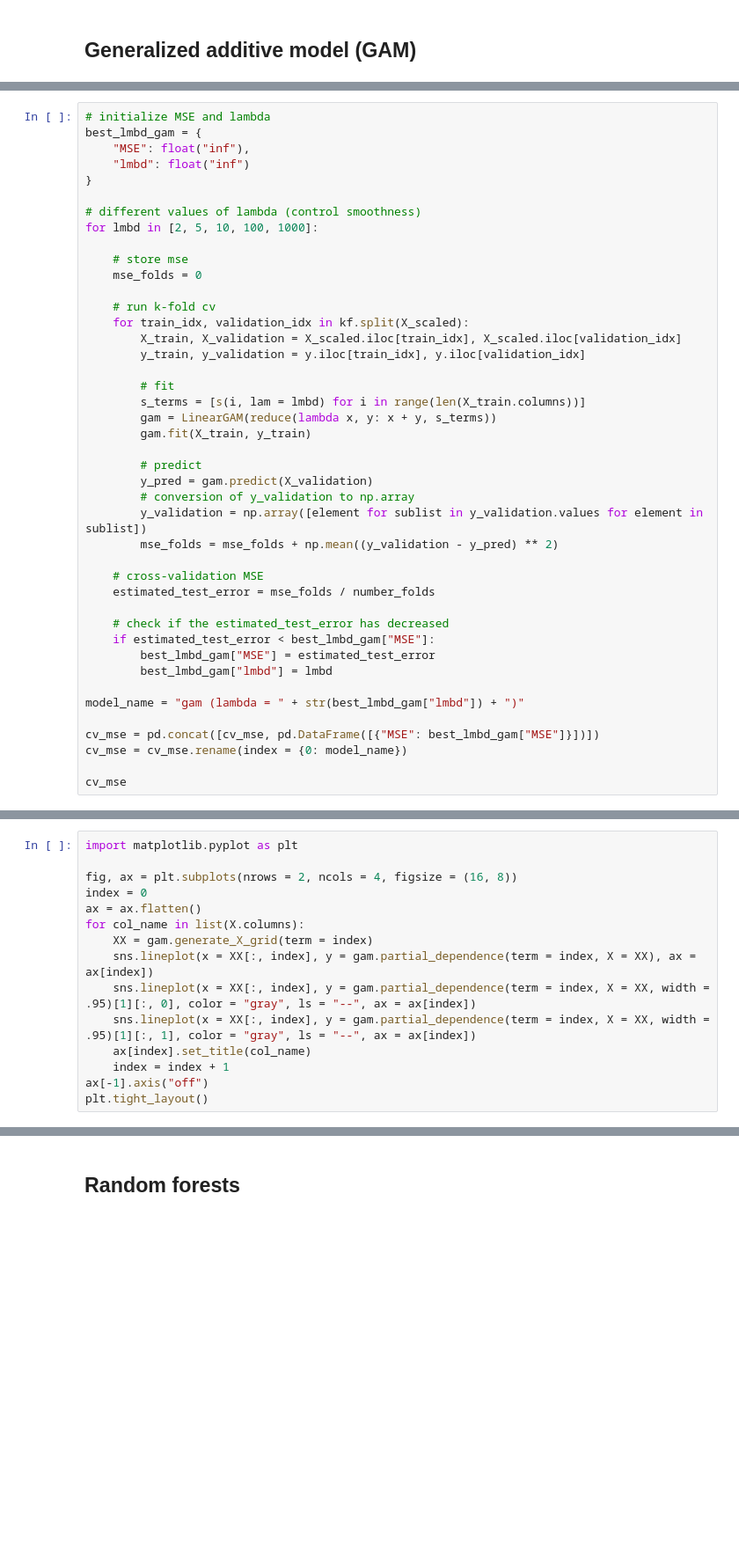
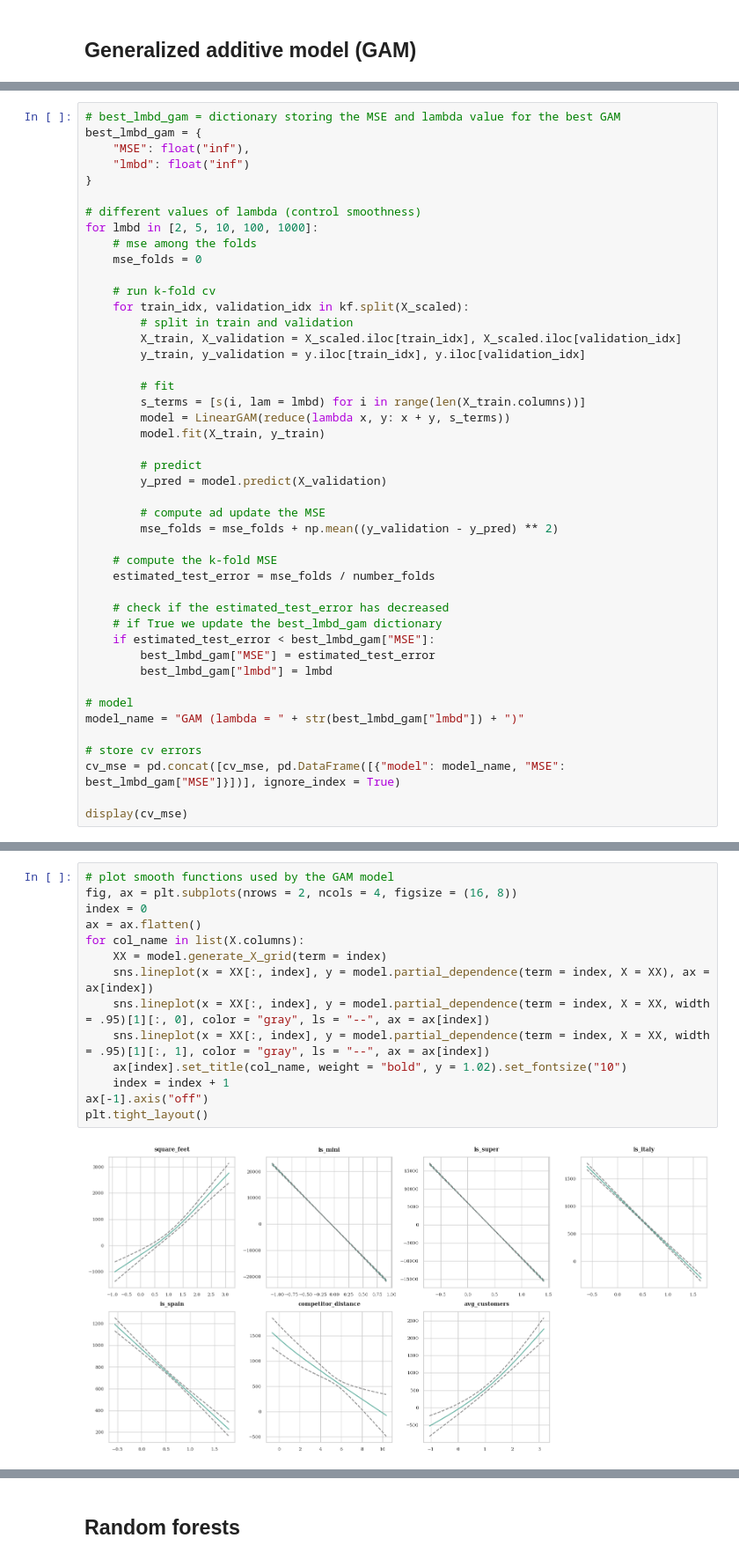
Before and after one commit to caporali/statistical_machine_learning_project, a Jupyter notebook: project_sml.ipynb, the cells around one changed output, grey strips where cells are left out. Shown at 88% size. Drawn from its saved outputs; the diff is of its cells as text; blank space fills up the shorter version.

```diff
--- a/project_sml.ipynb
+++ b/project_sml.ipynb
@@ -1958,5 +2114,5 @@ cv_mse
 # %%
-# initialize MSE and lambda
+# best_lmbd_gam = dictionary storing the MSE and lambda value for the best GAM
 best_lmbd_gam = {
 	"MSE": float("inf"),
 	"lmbd": float("inf")
@@ -1964,37 +2120,39 @@ best_lmbd_gam = {
 
 # different values of lambda (control smoothness)
 for lmbd in [2, 5, 10, 100, 1000]:
-
-	# store mse
+	# mse among the folds
 	mse_folds = 0
 
 	# run k-fold cv
 	for train_idx, validation_idx in kf.split(X_scaled):
+		# split in train and validation
 		X_train, X_validation = X_scaled.iloc[train_idx], X_scaled.iloc[validation_idx]
 		y_train, y_validation = y.iloc[train_idx], y.iloc[validation_idx]
 
 		# fit
 		s_terms = [s(i, lam = lmbd) for i in range(len(X_train.columns))]
-		gam = LinearGAM(reduce(lambda x, y: x + y, s_terms))
-		gam.fit(X_train, y_train)
+		model = LinearGAM(reduce(lambda x, y: x + y, s_terms))
+		model.fit(X_train, y_train)
 
 		# predict
-		y_pred = gam.predict(X_validation)
-		# conversion of y_validation to np.array
-		y_validation = np.array([element for sublist in y_validation.values for element in sublist])
+		y_pred = model.predict(X_validation)
+
+		# compute ad update the MSE
 		mse_folds = mse_folds + np.mean((y_validation - y_pred) ** 2)
 
-	# cross-validation MSE
+	# compute the k-fold MSE
 	estimated_test_error = mse_folds / number_folds
 
 	# check if the estimated_test_error has decreased
+	# if True we update the best_lmbd_gam dictionary
 	if estimated_test_error < best_lmbd_gam["MSE"]:
 		best_lmbd_gam["MSE"] = estimated_test_error
 		best_lmbd_gam["lmbd"] = lmbd
 
-model_name = "gam (lambda = " + str(best_lmbd_gam["lmbd"]) + ")"
+# model
+model_name = "GAM (lambda = " + str(best_lmbd_gam["lmbd"]) + ")"
 
-cv_mse = pd.concat([cv_mse, pd.DataFrame([{"MSE": best_lmbd_gam["MSE"]}])])
-cv_mse = cv_mse.rename(index = {0: model_name})
+# store cv errors
+cv_mse = pd.concat([cv_mse, pd.DataFrame([{"model": model_name, "MSE": best_lmbd_gam["MSE"]}])], ignore_index = True)
 
-cv_mse
+display(cv_mse)
@@ -2001,15 +2177,16 @@ cv_mse
 # %%
-import matplotlib.pyplot as plt
-
+# plot smooth functions used by the GAM model
 fig, ax = plt.subplots(nrows = 2, ncols = 4, figsize = (16, 8))
 index = 0
 ax = ax.flatten()
 for col_name in list(X.columns):
-	XX = gam.generate_X_grid(term = index)
-	sns.lineplot(x = XX[:, index], y = gam.partial_dependence(term = index, X = XX), ax = ax[index])
-	sns.lineplot(x = XX[:, index], y = gam.partial_dependence(term = index, X = XX, width = .95)[1][:, 0], color = "gray", ls = "--", ax = ax[index])
-	sns.lineplot(x = XX[:, index], y = gam.partial_dependence(term = index, X = XX, width = .95)[1][:, 1], color = "gray", ls = "--", ax = ax[index])
-	ax[index].set_title(col_name)
+	XX = model.generate_X_grid(term = index)
+	sns.lineplot(x = XX[:, index], y = model.partial_dependence(term = index, X = XX), ax = ax[index])
+	sns.lineplot(x = XX[:, index], y = model.partial_dependence(term = index, X = XX, width = .95)[1][:, 0], color = "gray", ls = "--", ax = ax[index])
+	sns.lineplot(x = XX[:, index], y = model.partial_dependence(term = index, X = XX, width = .95)[1][:, 1], color = "gray", ls = "--", ax = ax[index])
+	ax[index].set_title(col_name, weight = "bold", y = 1.02).set_fontsize("10")
 	index = index + 1
 ax[-1].axis("off")
 plt.tight_layout()
+# %% [output]
+[figure, added]
```
Also changed, not shown: parts of 89 cells of this notebook.
